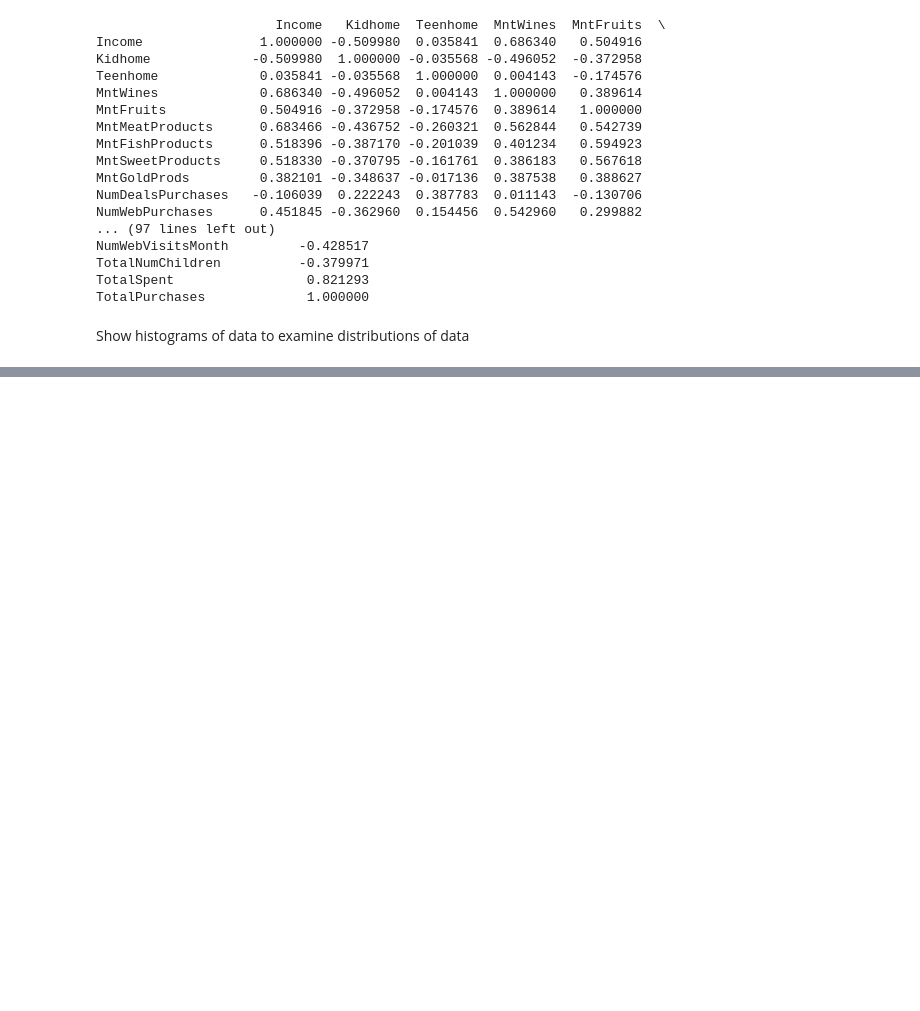
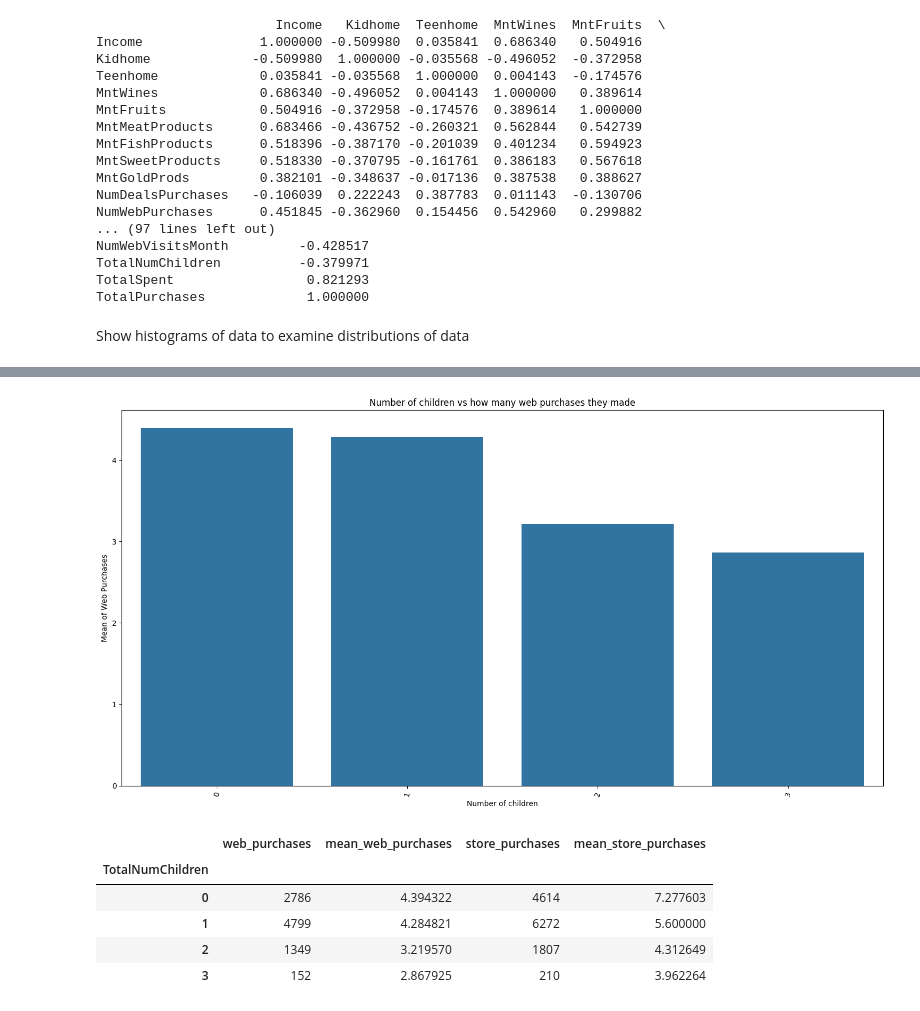
Before and after one commit to silvaGee/marketing_project, a Jupyter notebook: marketing.ipynb, the cells around one changed output, grey strips where cells are left out. Saved outputs shown, nothing was run; the diff lists cells and outputs as text; code cells hidden in the pictures; blank space fills up the shorter version.

```diff
--- a/marketing.ipynb
+++ b/marketing.ipynb
@@ -590,0 +676,27 @@ plt.show()
+# %%
+group_by_children = df.groupby('TotalNumChildren').agg(
+    catalog_purchases=('NumCatalogPurchases', 'sum'),
+    store_purchases=('NumStorePurchases', 'sum'),
+    mean_store_purchases=('NumStorePurchases', 'mean'),
+    web_purchases=('NumWebPurchases', 'sum'),
+    mean_web_purchases=('NumWebPurchases', 'mean'),
+    )
+
+plt.figure(figsize=(15, 8))
+sns.barplot(data=group_by_children, x=group_by_children.index, y='mean_web_purchases')
+plt.xticks(rotation=75)
+plt.title('Number of children vs how many web purchases they made')
+plt.ylabel('Mean of Web Purchases')
+plt.xlabel('Number of children')
+plt.tight_layout()
+plt.show()
+
+group_by_children[['web_purchases', 'mean_web_purchases', 'store_purchases', 'mean_store_purchases']]
+# %% [output]
+[figure, added]
+|  | web_purchases | mean_web_purchases | store_purchases | mean_store_purchases |
+| TotalNumChildren |  |  |  |  |
+| 0 | 2786 | 4.394322 | 4614 | 7.277603 |
+| 1 | 4799 | 4.284821 | 6272 | 5.600000 |
+| 2 | 1349 | 3.219570 | 1807 | 4.312649 |
+| 3 | 152 | 2.867925 | 210 | 3.962264 |
```
Also changed, not shown: parts of 7 cells of this notebook.
